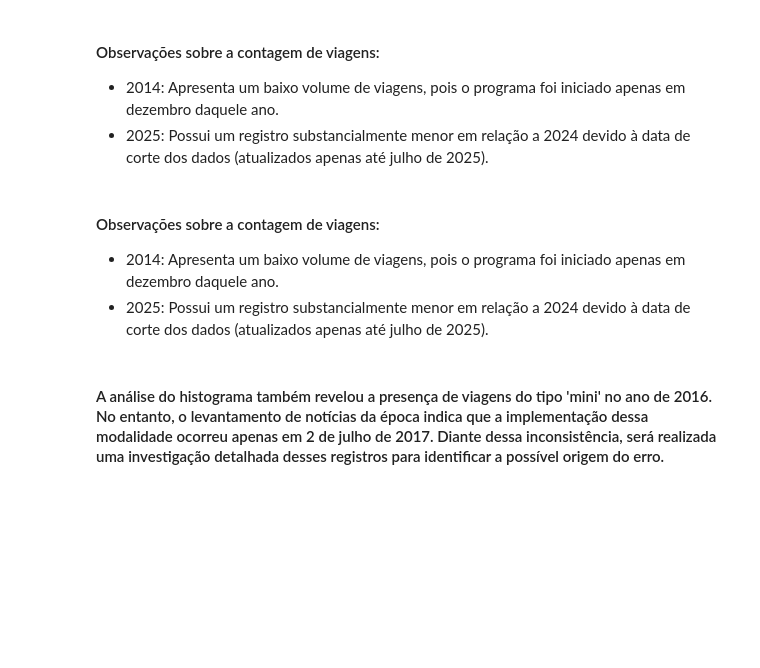
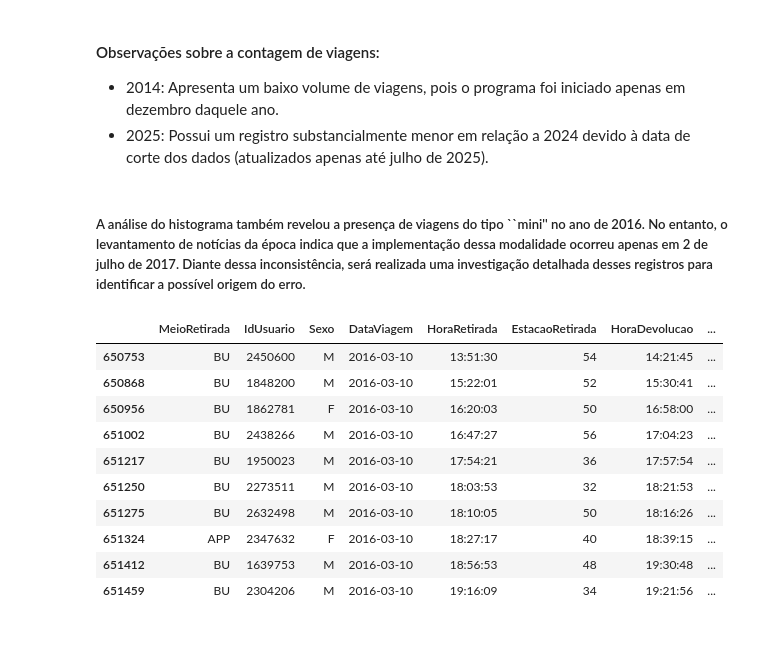
Before and after one commit to celiolmartins55/Analise-Bicicletar-2014-2025, a Jupyter notebook: Análise.ipynb, the cells around one changed output. Drawn from its saved outputs; the diff is of its cells as text; code cells hidden in the pictures; blank space fills up the shorter version.

```diff
--- a/Análise.ipynb
+++ b/Análise.ipynb
@@ -56,8 +56,8 @@ None
 
 dados_total['AnoViagem'] = dados_total['AnoViagem'].astype(str) # Apesar de ser uma data, é transformado em string para facilitar a análise e visualização
 dados_total['DataViagem'] = pd.to_datetime(dados_total['DataViagem'], format='%Y-%m-%d')
-dados_total['HoraRetirada'] = pd.to_datetime(dados_total['HoraRetirada'], format='%H:%M:%S', errors='coerce')
-dados_total['HoraDevolucao'] = pd.to_datetime(dados_total['HoraDevolucao'], format='%H:%M:%S', errors='coerce')
+dados_total['HoraRetirada'] = pd.to_datetime(dados_total['HoraRetirada'], format='%H:%M:%S', errors='coerce').dt.time
+dados_total['HoraDevolucao'] = pd.to_datetime(dados_total['HoraDevolucao'], format='%H:%M:%S', errors='coerce').dt.time
 display(dados_total.info())
 # %% [output]
 <class 'pandas.DataFrame'>
@@ -101,9 +101,23 @@ grafico1.show(renderer="png")
 #### Observações sobre a contagem de viagens:
 - 2014: Apresenta um baixo volume de viagens, pois o programa foi iniciado apenas em dezembro daquele ano.
 - 2025: Possui um registro substancialmente menor em relação a 2024 devido à data de corte dos dados (atualizados apenas até julho de 2025).
-# %% [markdown]
-#### Observações sobre a contagem de viagens:
-- 2014: Apresenta um baixo volume de viagens, pois o programa foi iniciado apenas em dezembro daquele ano.
-- 2025: Possui um registro substancialmente menor em relação a 2024 devido à data de corte dos dados (atualizados apenas até julho de 2025).
 # %% [markdown]
-#### A análise do histograma também revelou a presença de viagens do tipo 'mini' no ano de 2016. No entanto, o levantamento de notícias da época indica que a implementação dessa modalidade ocorreu apenas em 2 de julho de 2017. Diante dessa inconsistência, será realizada uma investigação detalhada desses registros para identificar a possível origem do erro.
+##### A análise do histograma também revelou a presença de viagens do tipo ``mini'' no ano de 2016. No entanto, o levantamento de notícias da época indica que a implementação dessa modalidade ocorreu apenas em 2 de julho de 2017. Diante dessa inconsistência, será realizada uma investigação detalhada desses registros para identificar a possível origem do erro.
+# %%
+erros = (dados_total['TipoBicicleta'] == 'Mini') & (dados_total['DataViagem'] < '2017-07-01') #Criar a condição
+Dados_erro = dados_total[erros] # Criar um novo DataFrame com os dados que atendem a condição
+Dados_erro.head(10) # Vizualizar os primeiros 10 registros do DataFrame com os dados que atendem a condição
+# %% [output]
+|  | MeioRetirada | IdUsuario | Sexo | DataViagem | HoraRetirada | EstacaoRetirada | HoraDevolucao | ... |
+| 650753 | BU | 2450600 | M | 2016-03-10 | 13:51:30 | 54 | 14:21:45 | ... |
+| 650868 | BU | 1848200 | M | 2016-03-10 | 15:22:01 | 52 | 15:30:41 | ... |
+| 650956 | BU | 1862781 | F | 2016-03-10 | 16:20:03 | 50 | 16:58:00 | ... |
+| 651002 | BU | 2438266 | M | 2016-03-10 | 16:47:27 | 56 | 17:04:23 | ... |
+| 651217 | BU | 1950023 | M | 2016-03-10 | 17:54:21 | 36 | 17:57:54 | ... |
+| 651250 | BU | 2273511 | M | 2016-03-10 | 18:03:53 | 32 | 18:21:53 | ... |
+| 651275 | BU | 2632498 | M | 2016-03-10 | 18:10:05 | 50 | 18:16:26 | ... |
+| 651324 | APP | 2347632 | F | 2016-03-10 | 18:27:17 | 40 | 18:39:15 | ... |
+| 651412 | BU | 1639753 | M | 2016-03-10 | 18:56:53 | 48 | 19:30:48 | ... |
+| 651459 | BU | 2304206 | M | 2016-03-10 | 19:16:09 | 34 | 19:21:56 | ... |
+# %% [markdown]
+#####
```
Also changed, not shown: parts of 1 cell of this notebook.
